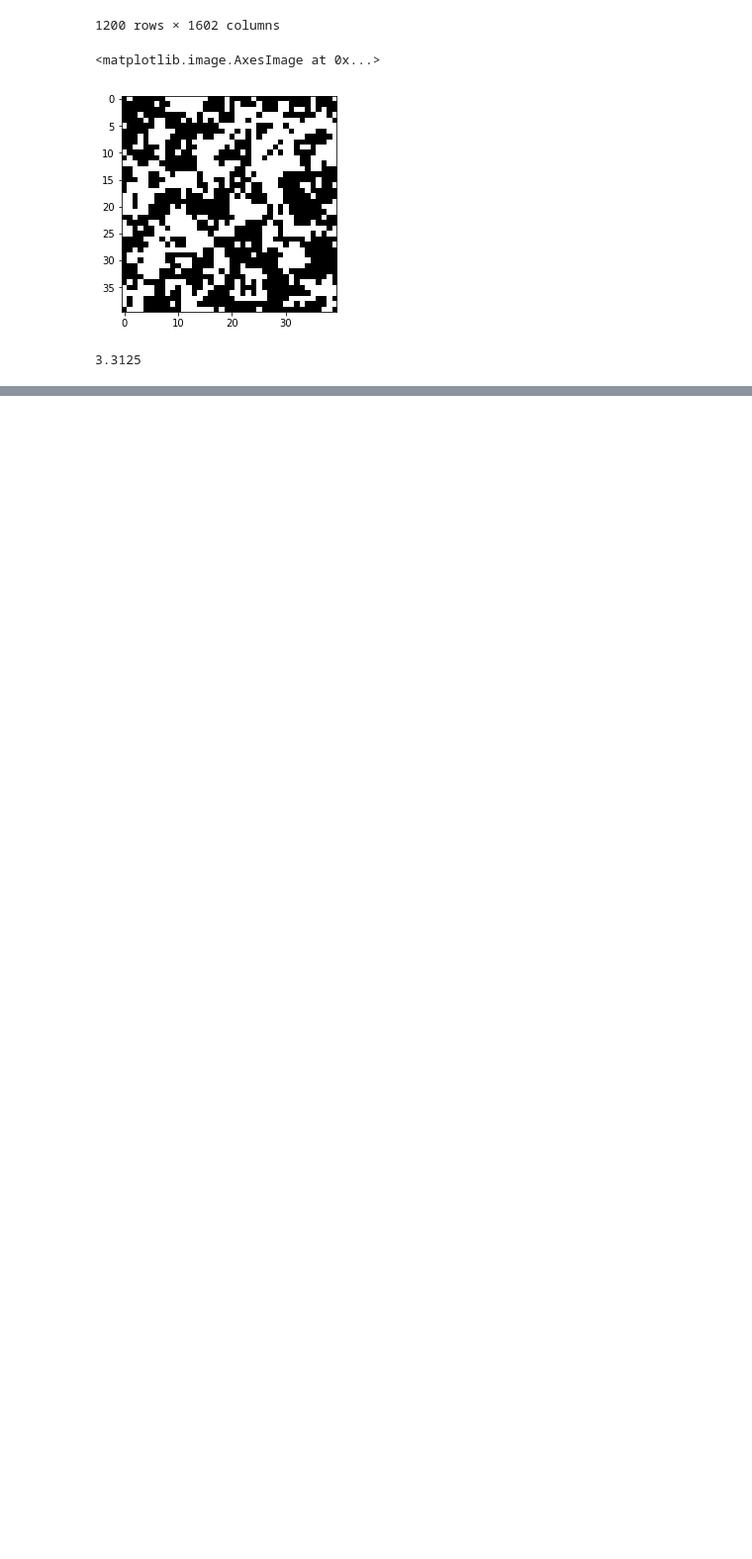
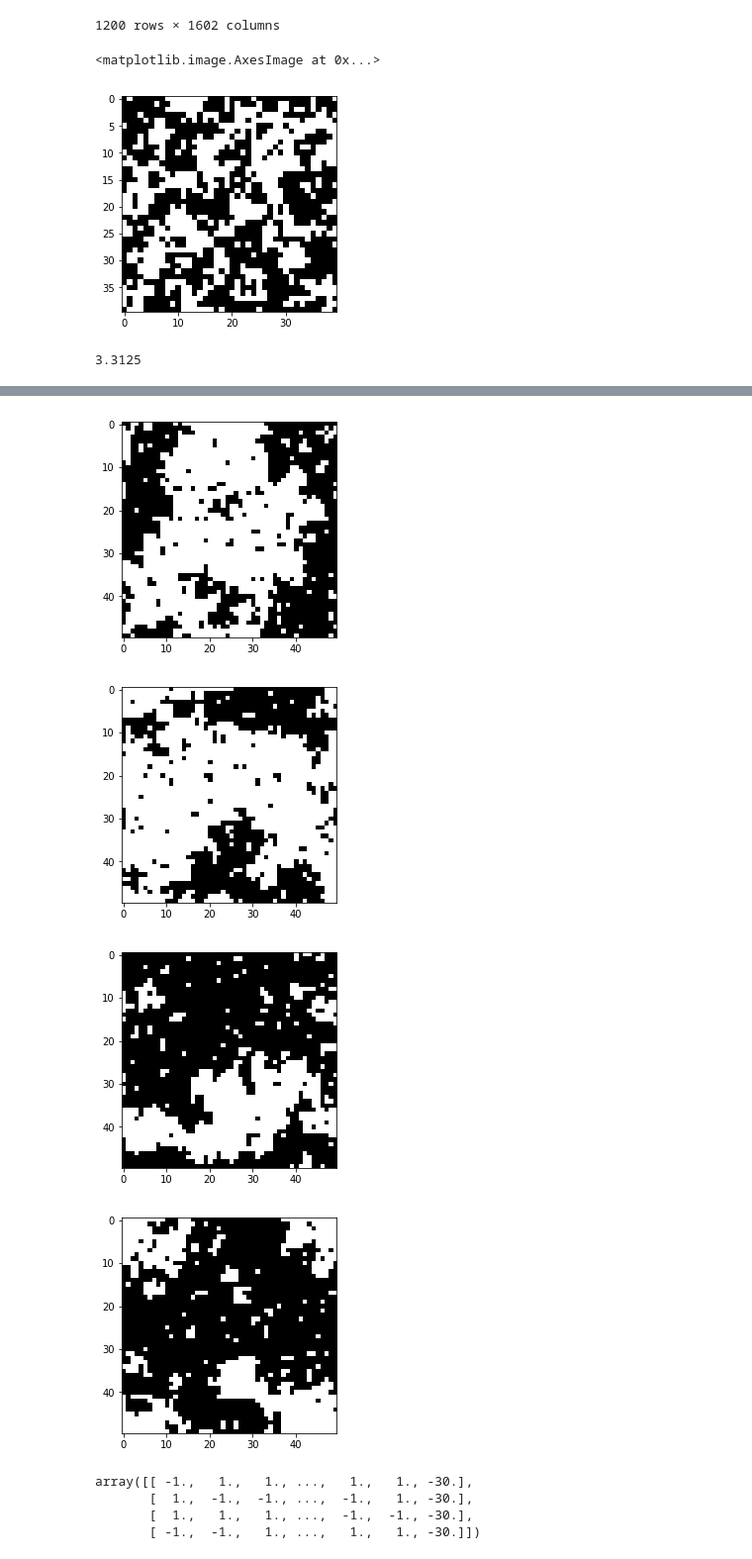
Before and after one commit to haru-256/reserch-code, a Jupyter notebook: Isingmodel.ipynb, the cells around one changed output, grey strips where cells are left out. Shown at 99% size. Saved outputs shown, nothing was run; the diff lists cells and outputs as text; code cells hidden in the pictures; blank space fills up the shorter version.

```diff
--- a/Isingmodel.ipynb
+++ b/Isingmodel.ipynb
@@ -413,0 +443,17 @@ Data2_test.to_csv('isingModel_data2_test_1.csv', index=False)
+# %%
+for x in X.values:
+    plt.imshow(x[:-1].reshape(50, 50), vmin=-1, vmax=1,
+                             cmap=plt.cm.gray_r, interpolation='nearest')
+    plt.show()
+# %% [output]
+[figure, added]
+[figure, added]
+[figure, added]
+[figure, added]
+# %%
+X.values
+# %% [output]
+array([[ -1.,   1.,   1., ...,   1.,   1., -30.],
+       [  1.,  -1.,  -1., ...,  -1.,   1., -30.],
+       [  1.,   1.,   1., ...,  -1.,  -1., -30.],
+       [ -1.,  -1.,   1., ...,   1.,   1., -30.]])
```
Also changed, not shown: parts of 15 cells of this notebook.
